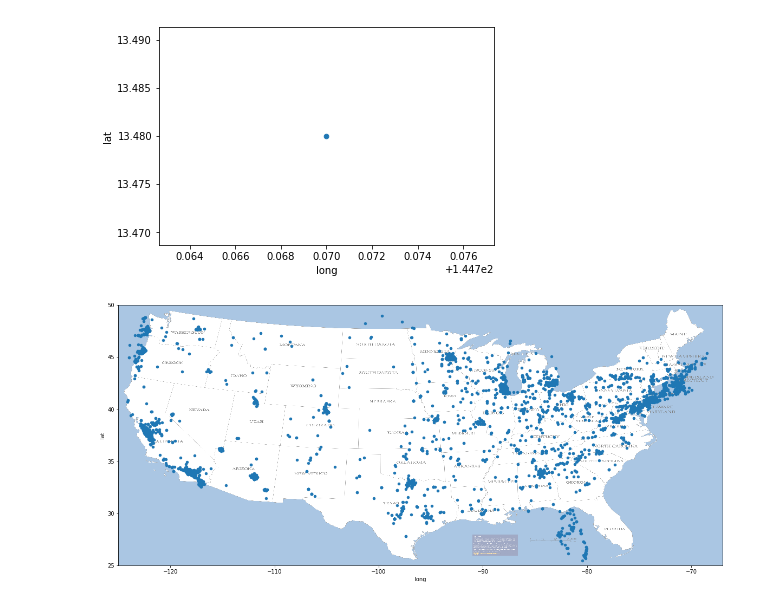
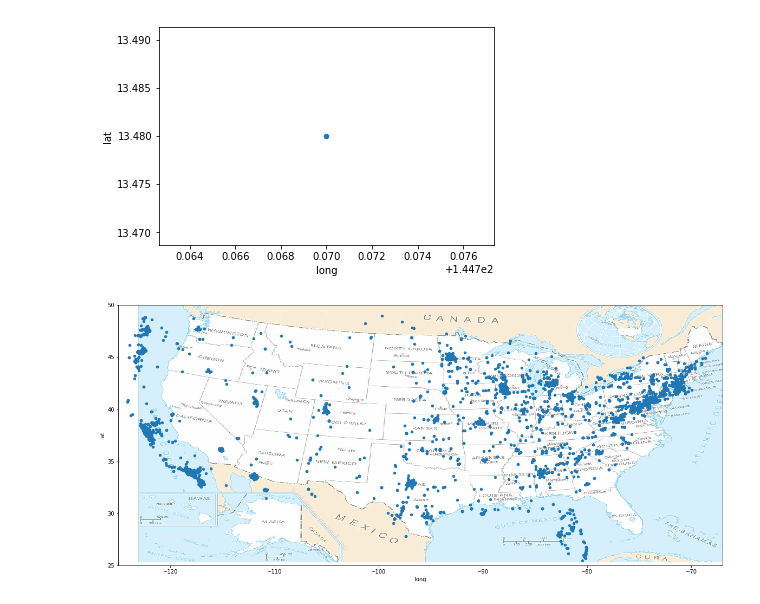
Before and after one commit to nicolagennaro/pussy-project, a Jupyter notebook: Users.ipynb, the cells around one changed output. Drawn from its saved outputs; the diff is of its cells as text; code cells hidden in the pictures.

```diff
--- a/Users.ipynb
+++ b/Users.ipynb
@@ -846,15 +859,15 @@ full[ full['long'] > 0].plot(kind='scatter', x="long", y="lat")
 <matplotlib.axes._subplots.AxesSubplot at 0x...>
 [figure]
 # %%
-USA_img = mpimg.imread('USA.htm')
+USA_img = mpimg.imread('USA3.htm')
 
 ax = full[ (full['long'] < 0) & (full['long'] > -128) & (full['lat'] > 20)].plot(kind='scatter', x="long", y="lat", figsize=(20,20))
 
 # ax = ca.plot(kind="scatter", x="long", y="lat", alpha=0.4, figsize=(20,20))
 
 plt.imshow(USA_img, extent=[-125, -67, 25, 50], alpha=0.5,
            cmap=plt.get_cmap("jet"))
 
 plt.show()
 # %% [output]
-[figure, old version]
+[figure, new version]
```
Also changed, not shown: parts of 4 cells of this notebook, 1 other file.
